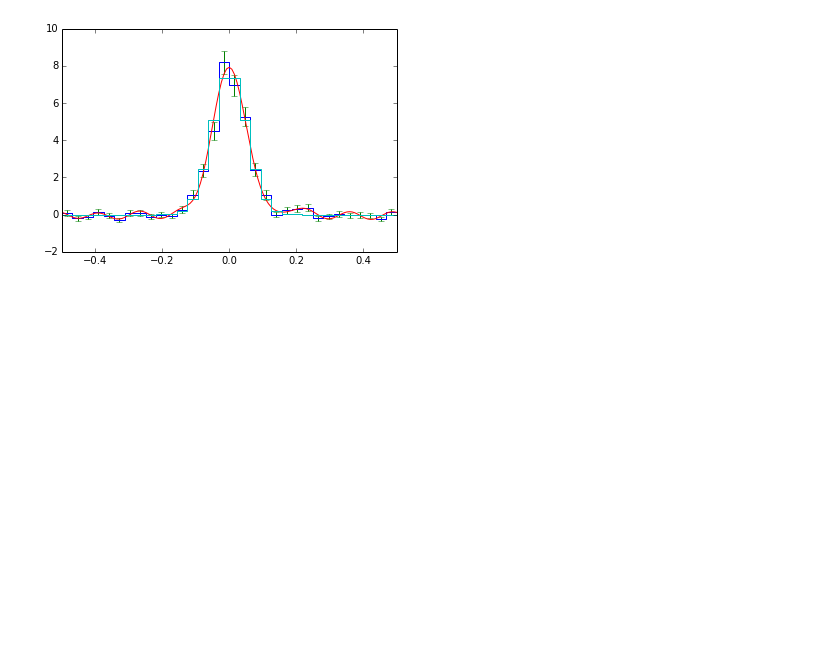
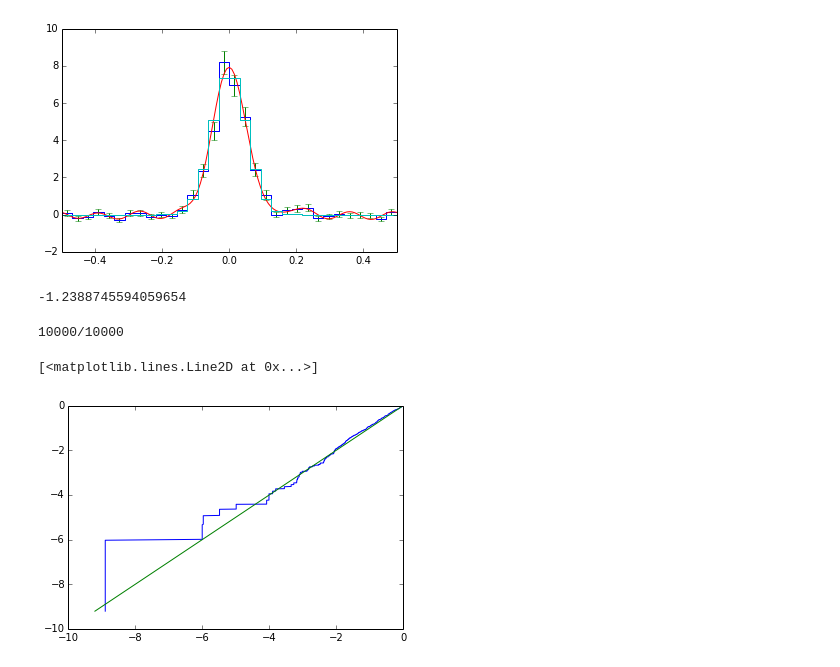
Before and after one commit to amrutajaodand/weighted_photon_tools, a Jupyter notebook: wpt_test.ipynb, the cells around one changed output. Drawn from its saved outputs; the diff is of its cells as text; code cells hidden in the pictures; blank space fills up the shorter version.

```diff
--- a/wpt_test.ipynb
+++ b/wpt_test.ipynb
@@ -168,3 +168,28 @@ plt.plot(np.repeat(be,2)[1:-1], np.repeat(rate*tvm,2))
 1.0
 [<matplotlib.lines.Line2D at 0x...>]
 [figure]
+# %%
+def check_profile_h(n):
+    probs = fakeprobs(n)
+    phases = fake_uniform(n)
+    return wpt.fold_phases(phases, probs).H()
+e3 = ProcessPoolExecutor()
+f_phs = []
+# %%
+check_profile_h(10000)
+# %% [output]
+-1.2388745594059654
+# %%
+for i in range(10000):
+    f_phs.append(e3.submit(check_profile_h, 10000))
+# %%
+phs = [f.result() for f in f_phs if f.done()]
+print("%d/%d" % (len(phs),len(f_phs)))
+phs.sort()
+xs = np.log((np.arange(len(phs))+1)/len(phs))
+plt.plot(phs,xs)
+plt.plot(xs,xs)
+# %% [output]
+10000/10000
+[<matplotlib.lines.Line2D at 0x...>]
+[figure, added]
```
Also changed, not shown: 1 other file.
